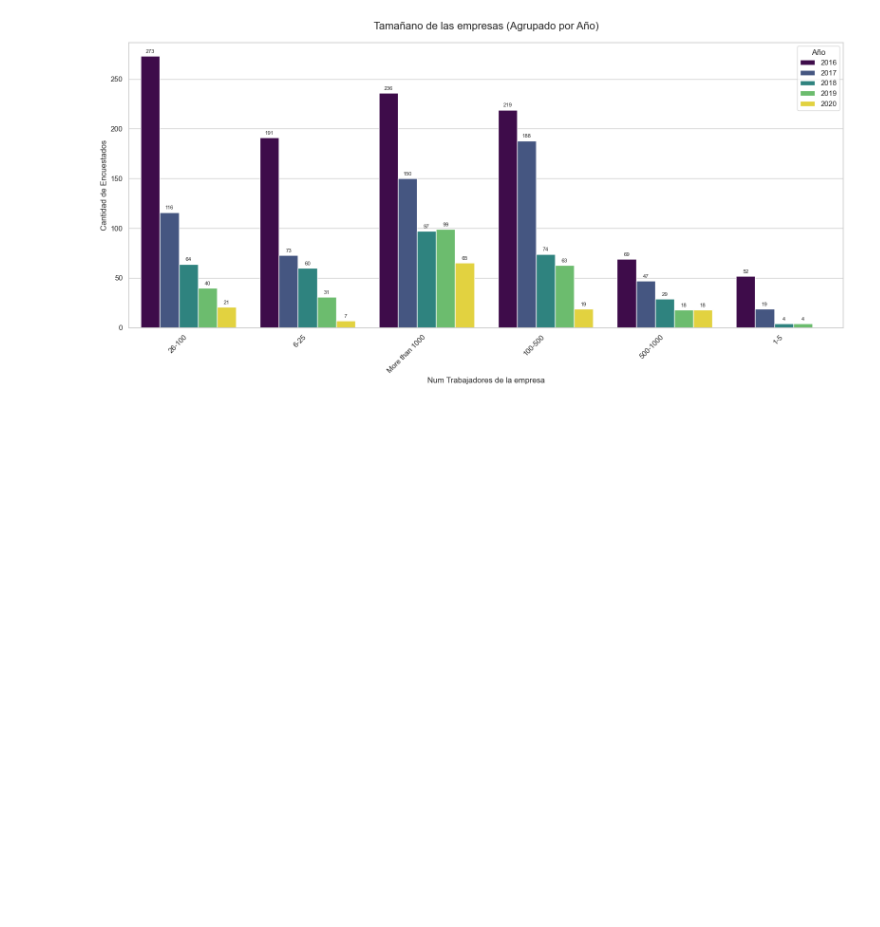
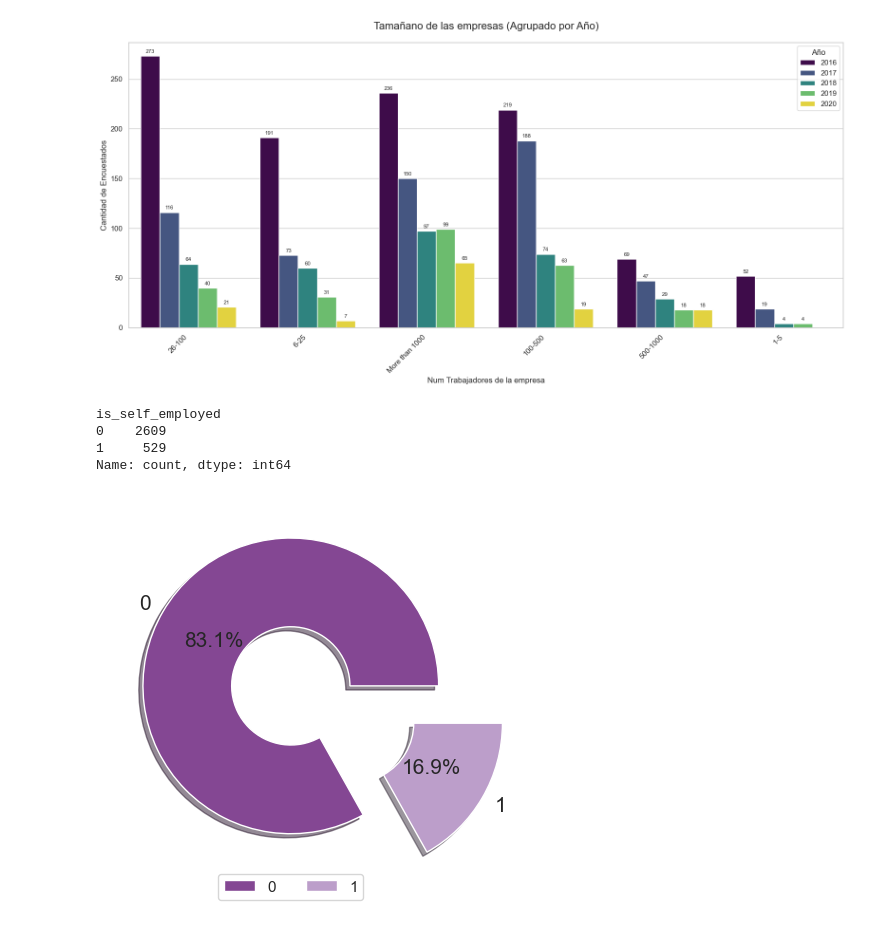
Before and after one commit to loganxxx000/Data_visualization_2_Analysis, a Jupyter notebook: notebook/Mental_Health_Analysis.ipynb, the cells around one changed output. Drawn from its saved outputs; the diff is of its cells as text; code cells hidden in the pictures; blank space fills up the shorter version.

Commit message:
Update Mental_Health_Analysis.ipynb
analizada variable is_self_employed

```diff
--- a/notebook/Mental_Health_Analysis.ipynb
+++ b/notebook/Mental_Health_Analysis.ipynb
@@ -625,5 +639,19 @@ plt.tight_layout()
 plt.show()
 # %% [output]
 [figure]
+# %%
+# Análisis de la variable 'self_employed'
+
+s=df_encuesta_primera["is_self_employed"].value_counts()
+print(s)
+color=sns.color_palette(palette='PRGn')
+plt.pie(s,labels=s.index,autopct="%0.01f%%",textprops={"fontsize":15},wedgeprops={'width': 0.6},shadow=True,colors=color,explode=[0,0.50]);
+plt.legend(loc='lower center', bbox_to_anchor=(0.5, -0.1),ncol=3);
+# %% [output]
+is_self_employed
+0    2609
+1     529
+Name: count, dtype: int64
+[figure, added]
 # %%
 # ANÁLISIS DE VARIABLES DE LA SEGUNDA ENCUESTA
```
Also changed, not shown: parts of 1 cell of this notebook.
